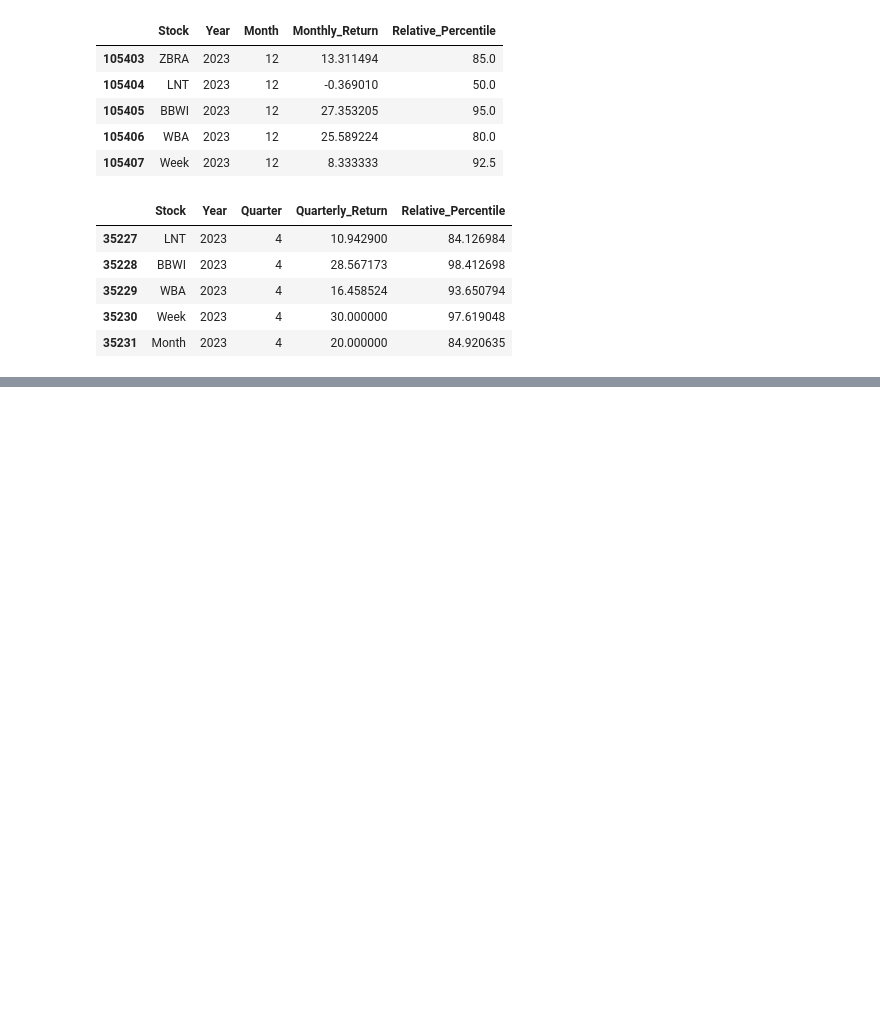
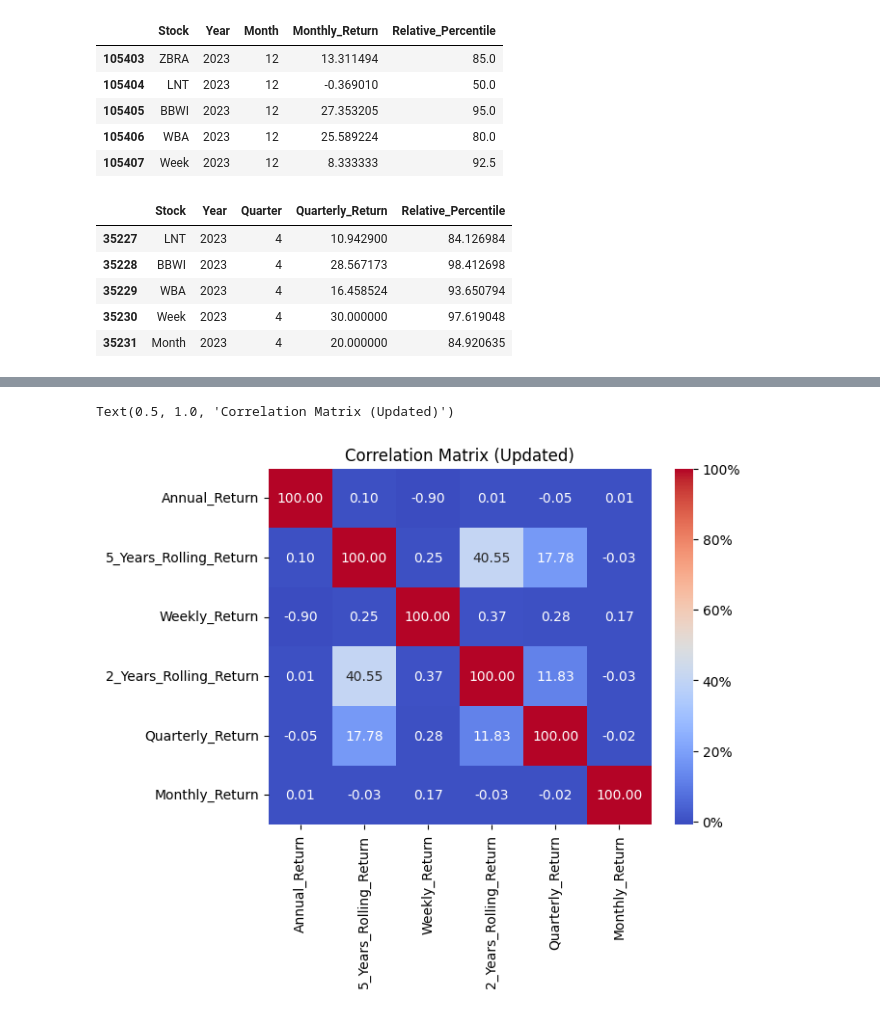
Before and after one commit to CiganOliviuAlphablock/clustering-in-mean-reversion-framework, a Jupyter notebook: correlation_matrix.ipynb, the cells around one changed output, grey strips where cells are left out. Drawn from its saved outputs; the diff is of its cells as text; code cells hidden in the pictures; blank space fills up the shorter version.

```diff
--- a/correlation_matrix.ipynb
+++ b/correlation_matrix.ipynb
@@ -218,3 +218,21 @@ data_frame_rolling_percentile.head(100)
 | 98 | NEE | 2000 | 1 | 81.212121 | 99.283439 |
 | 99 | CCI | 2000 | 1 | -45.498468 | 72.054140 |
 100 rows × 5 columns
+# %%
+combined_df  = pd.concat([data_frame_annual_percentile['Annual_Return'],
+                         data_frame_5_years_rolling_percentile['5_Years_Rolling_Return'],
+                         data_frame_weekly_percentile['Weekly_Return'],
+                         data_frame_2_years_rolling_percentile['2_Years_Rolling_Return'],
+                         data_frame_quarter_percentile['Quarterly_Return'],
+                         data_frame_monthly_percentile['Monthly_Return']],
+                        axis=1)
+
+corr_matrix_updated = combined_df[['Annual_Return', '5_Years_Rolling_Return', 'Weekly_Return', '2_Years_Rolling_Return', 'Quarterly_Return', 'Monthly_Return']].corr()
+corr_matrix_updated = corr_matrix_updated * 100
+
+plt.figure()
+sns.heatmap(corr_matrix_updated, annot=True, fmt=".2f", cmap='coolwarm', cbar_kws={'format': '%.0f%%'})
+plt.title('Correlation Matrix (Updated)')
+# %% [output]
+Text(0.5, 1.0, 'Correlation Matrix (Updated)')
+[figure, added]
```
Also changed, not shown: parts of 5 cells of this notebook.
